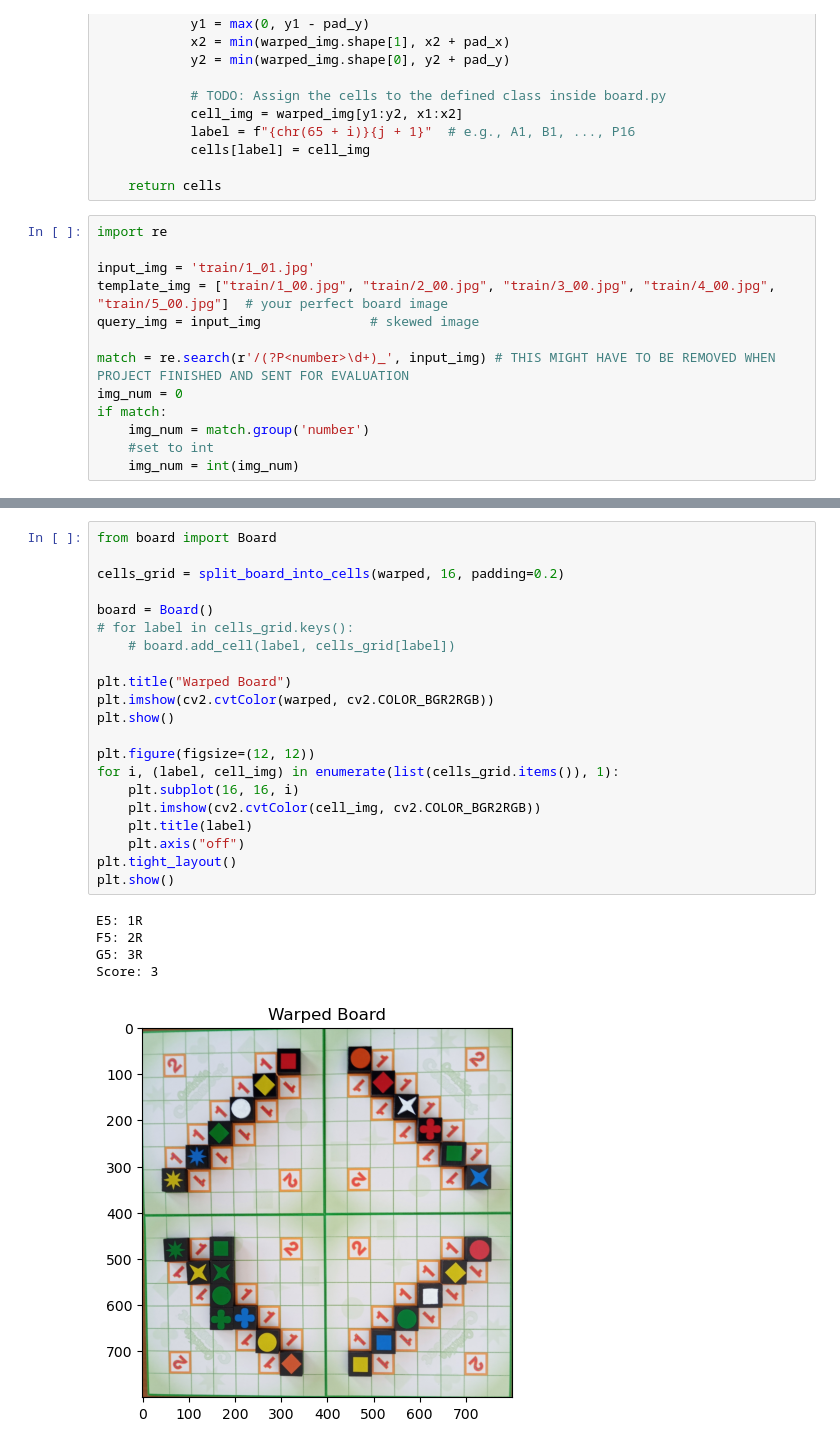
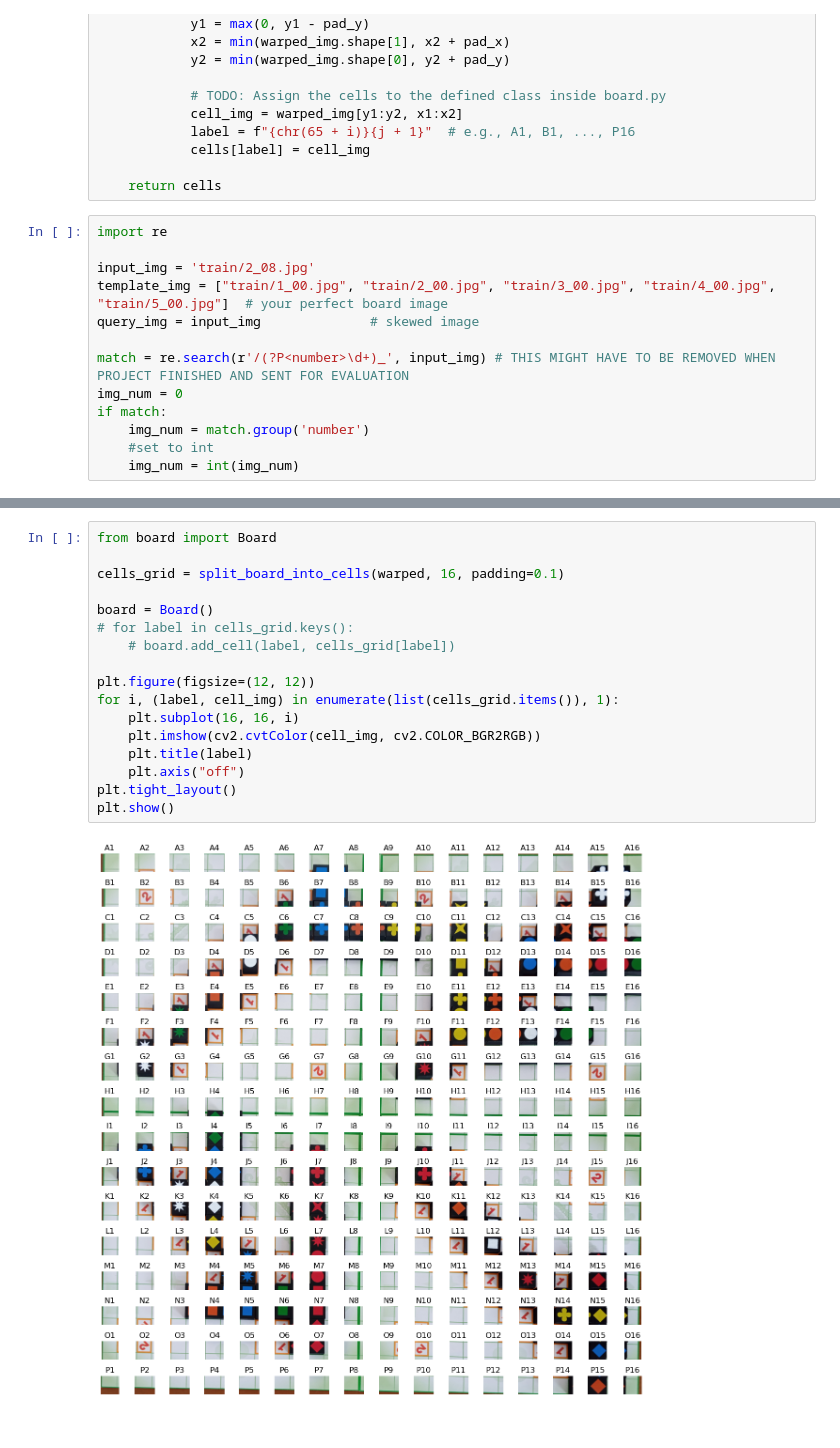
Before and after one commit to Tzepes/CVProj1, a Jupyter notebook: readImages.ipynb, the cells around one changed output, grey strips where cells are left out. Drawn from its saved outputs; the diff is of its cells as text.

```diff
--- a/readImages.ipynb
+++ b/readImages.ipynb
@@ -143,7 +151,7 @@ def split_board_into_cells(warped_img, grid_X_size=16, padding=0):
 # %%
 import re
 
-input_img = 'train/1_01.jpg'
+input_img = 'train/2_08.jpg'
 template_img = ["train/1_00.jpg", "train/2_00.jpg", "train/3_00.jpg", "train/4_00.jpg", "train/5_00.jpg"]  # your perfect board image
 query_img = input_img              # skewed image
 
@@ -188,27 +198,19 @@ plt.show()
 # %%
 from board import Board
 
-cells_grid = split_board_into_cells(warped, 16, padding=0.2)
+cells_grid = split_board_into_cells(warped, 16, padding=0.1)
 
 board = Board()
 # for label in cells_grid.keys():
     # board.add_cell(label, cells_grid[label])
-
-plt.title("Warped Board")
-plt.imshow(cv2.cvtColor(warped, cv2.COLOR_BGR2RGB))
-plt.show()
 
 plt.figure(figsize=(12, 12))
 for i, (label, cell_img) in enumerate(list(cells_grid.items()), 1):
     plt.subplot(16, 16, i)
     plt.imshow(cv2.cvtColor(cell_img, cv2.COLOR_BGR2RGB))
     plt.title(label)
     plt.axis("off")
 plt.tight_layout()
 plt.show()
 # %% [output]
-E5: 1R
-F5: 2R
-G5: 3R
-Score: 3
-[figure, old version]
+[figure, new version]
```
Also changed, not shown: parts of 6 cells of this notebook, 1 other file.
